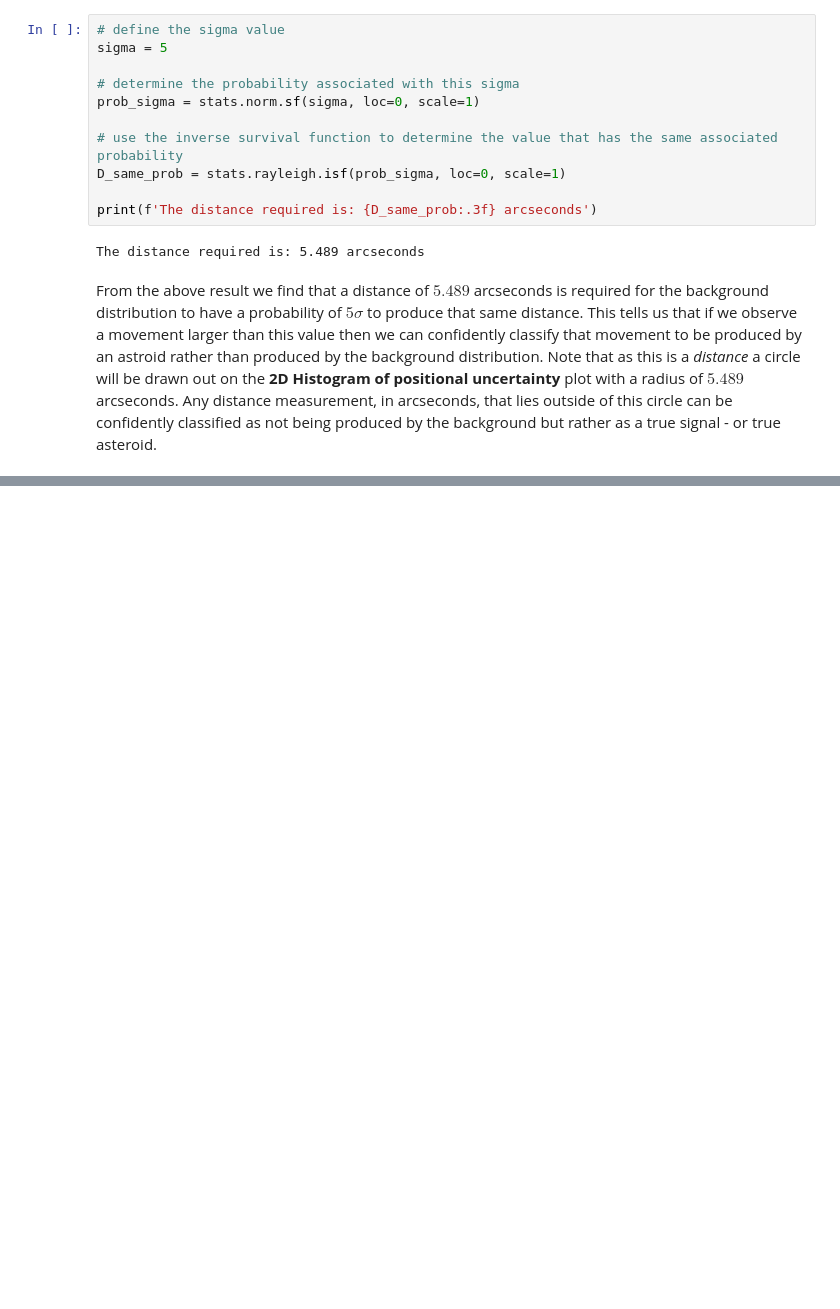
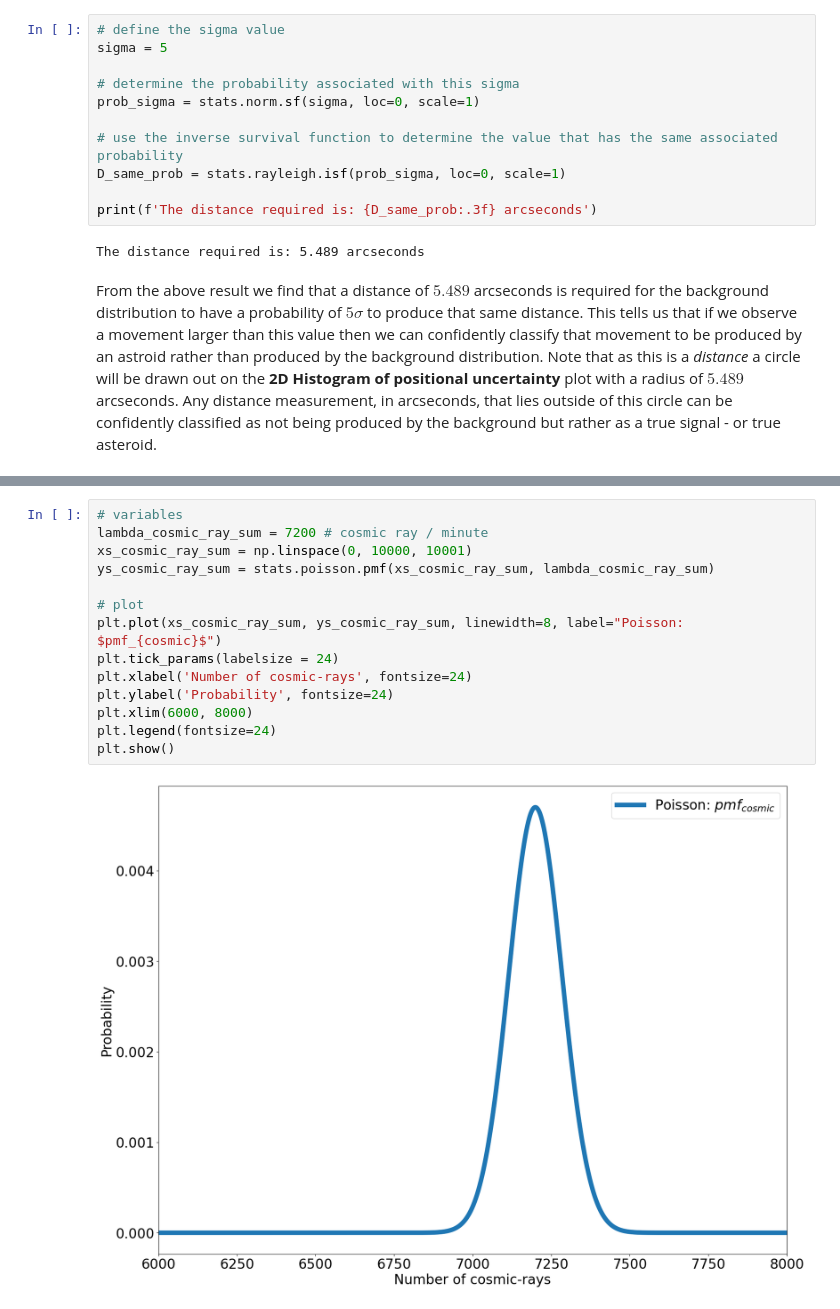
Before and after one commit to williamdolsen/phys434-21au, a Jupyter notebook: labs/lab3/lab3.ipynb, the cells around one changed output, grey strips where cells are left out. Saved outputs shown, nothing was run; the diff lists cells and outputs as text; blank space fills up the shorter version.

```diff
--- a/labs/lab3/lab3.ipynb
+++ b/labs/lab3/lab3.ipynb
@@ -239,0 +269,16 @@ From the above result we find that a distance of $5.489$ arcseconds is required
+# %%
+# variables
+lambda_cosmic_ray_sum = 7200 # cosmic ray / minute
+xs_cosmic_ray_sum = np.linspace(0, 10000, 10001)
+ys_cosmic_ray_sum = stats.poisson.pmf(xs_cosmic_ray_sum, lambda_cosmic_ray_sum)
+
+# plot
+plt.plot(xs_cosmic_ray_sum, ys_cosmic_ray_sum, linewidth=8, label="Poisson: $pmf_{cosmic}$")
+plt.tick_params(labelsize = 24)
+plt.xlabel('Number of cosmic-rays', fontsize=24)
+plt.ylabel('Probability', fontsize=24)
+plt.xlim(6000, 8000)
+plt.legend(fontsize=24)
+plt.show()
+# %% [output]
+[figure, added]
```
Also changed, not shown: parts of 19 cells of this notebook.
